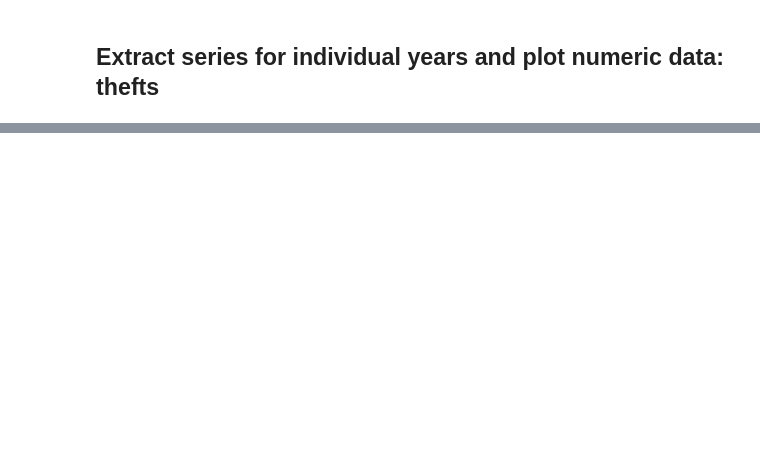
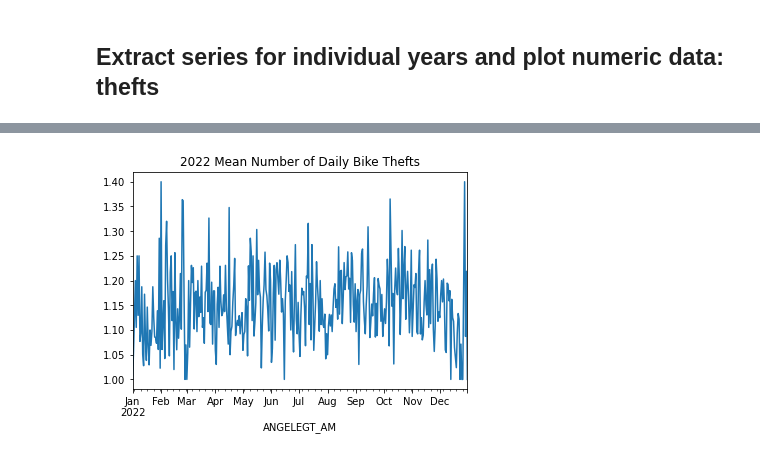
Before and after one commit to cpumarfrohberg/analyze_bike_thefts, a Jupyter notebook: EDA/bike_thefts.ipynb, the cells around one changed output, grey strips where cells are left out. Saved outputs shown, nothing was run; the diff lists cells and outputs as text; code cells hidden in the pictures; blank space fills up the shorter version.

```diff
--- a/EDA/bike_thefts.ipynb
+++ b/EDA/bike_thefts.ipynb
@@ -231,6 +281,8 @@ bike_thefts_series_22.describe() #render in app
 # %%
 (bike_thefts_series_22
-.resample('D')  #change frequency
+.resample('D')
 .mean()
-.plot.line()
+.plot.line(title = '2022 Mean Number of Daily Bike Thefts') #render in app; eventually by changing frequency
 );
+# %% [output]
+[figure, added]
```
Also changed, not shown: parts of 35 cells of this notebook, 1 other file.
